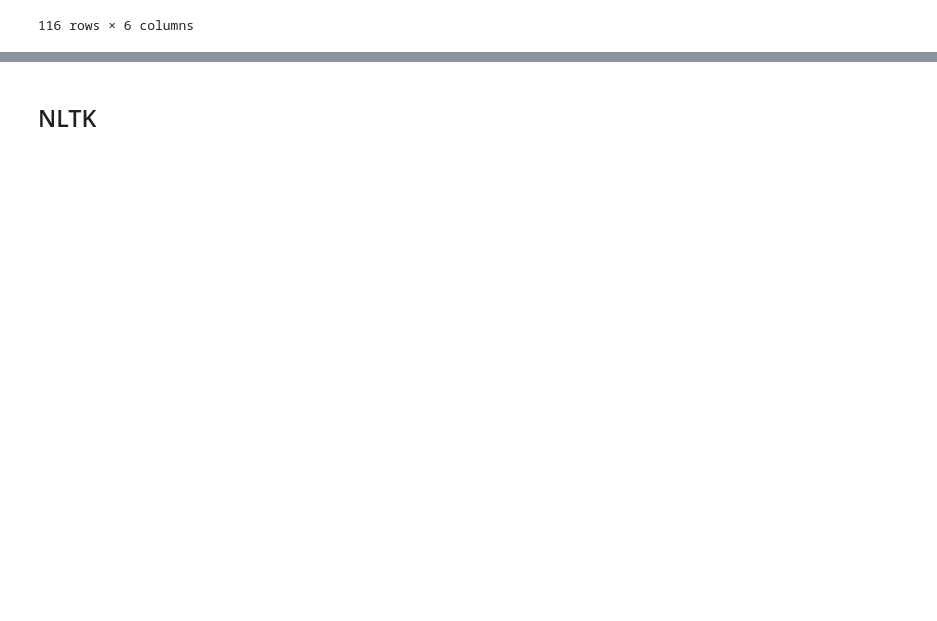
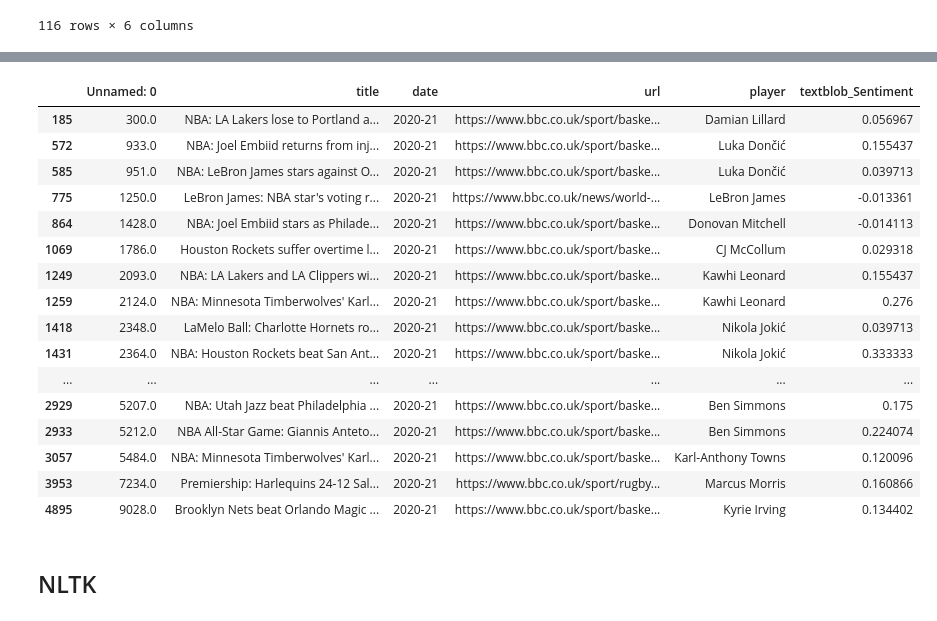
Before and after one commit to tz1211/DS105L-Project-404-Not-Found, a Jupyter notebook: Code/news_sentiment_relevance/snetiment_bbc_news.ipynb, the cells around one changed output, grey strips where cells are left out. Drawn from its saved outputs; the diff is of its cells as text; code cells hidden in the pictures; blank space fills up the shorter version.

```diff
--- a/Code/news_sentiment_relevance/snetiment_bbc_news.ipynb
+++ b/Code/news_sentiment_relevance/snetiment_bbc_news.ipynb
@@ -358,0 +409,21 @@ df_20_filtered.to_csv('/Users/annabelitong/desktop/annabel/uni/ds105l/group_proj
+# %%
+df_20_filtered = df_20_filtered.dropna(subset=['title'])
+df_20_filtered
+# %% [output]
+|  | Unnamed: 0 | title | date | url | player | textblob_Sentiment |
+| 185 | 300.0 | NBA: LA Lakers lose to Portland a... | 2020-21 | https://www.bbc.co.uk/sport/baske... | Damian Lillard | 0.056967 |
+| 572 | 933.0 | NBA: Joel Embiid returns from inj... | 2020-21 | https://www.bbc.co.uk/sport/baske... | Luka Dončić | 0.155437 |
+| 585 | 951.0 | NBA: LeBron James stars against O... | 2020-21 | https://www.bbc.co.uk/sport/baske... | Luka Dončić | 0.039713 |
+| 775 | 1250.0 | LeBron James: NBA star's voting r... | 2020-21 | https://www.bbc.co.uk/news/world-... | LeBron James | -0.013361 |
+| 864 | 1428.0 | NBA: Joel Embiid stars as Philade... | 2020-21 | https://www.bbc.co.uk/sport/baske... | Donovan Mitchell | -0.014113 |
+| 1069 | 1786.0 | Houston Rockets suffer overtime l... | 2020-21 | https://www.bbc.co.uk/sport/baske... | CJ McCollum | 0.029318 |
+| 1249 | 2093.0 | NBA: LA Lakers and LA Clippers wi... | 2020-21 | https://www.bbc.co.uk/sport/baske... | Kawhi Leonard | 0.155437 |
+| 1259 | 2124.0 | NBA: Minnesota Timberwolves' Karl... | 2020-21 | https://www.bbc.co.uk/sport/baske... | Kawhi Leonard | 0.276 |
+| 1418 | 2348.0 | LaMelo Ball: Charlotte Hornets ro... | 2020-21 | https://www.bbc.co.uk/sport/baske... | Nikola Jokić | 0.039713 |
+| 1431 | 2364.0 | NBA: Houston Rockets beat San Ant... | 2020-21 | https://www.bbc.co.uk/sport/baske... | Nikola Jokić | 0.333333 |
+| ... | ... | ... | ... | ... | ... | ... |
+| 2929 | 5207.0 | NBA: Utah Jazz beat Philadelphia ... | 2020-21 | https://www.bbc.co.uk/sport/baske... | Ben Simmons | 0.175 |
+| 2933 | 5212.0 | NBA All-Star Game: Giannis Anteto... | 2020-21 | https://www.bbc.co.uk/sport/baske... | Ben Simmons | 0.224074 |
+| 3057 | 5484.0 | NBA: Minnesota Timberwolves' Karl... | 2020-21 | https://www.bbc.co.uk/sport/baske... | Karl-Anthony Towns | 0.120096 |
+| 3953 | 7234.0 | Premiership: Harlequins 24-12 Sal... | 2020-21 | https://www.bbc.co.uk/sport/rugby... | Marcus Morris | 0.160866 |
+| 4895 | 9028.0 | Brooklyn Nets beat Orlando Magic ... | 2020-21 | https://www.bbc.co.uk/sport/baske... | Kyrie Irving | 0.134402 |
```
Also changed, not shown: parts of 18 cells of this notebook, 19 other files.
